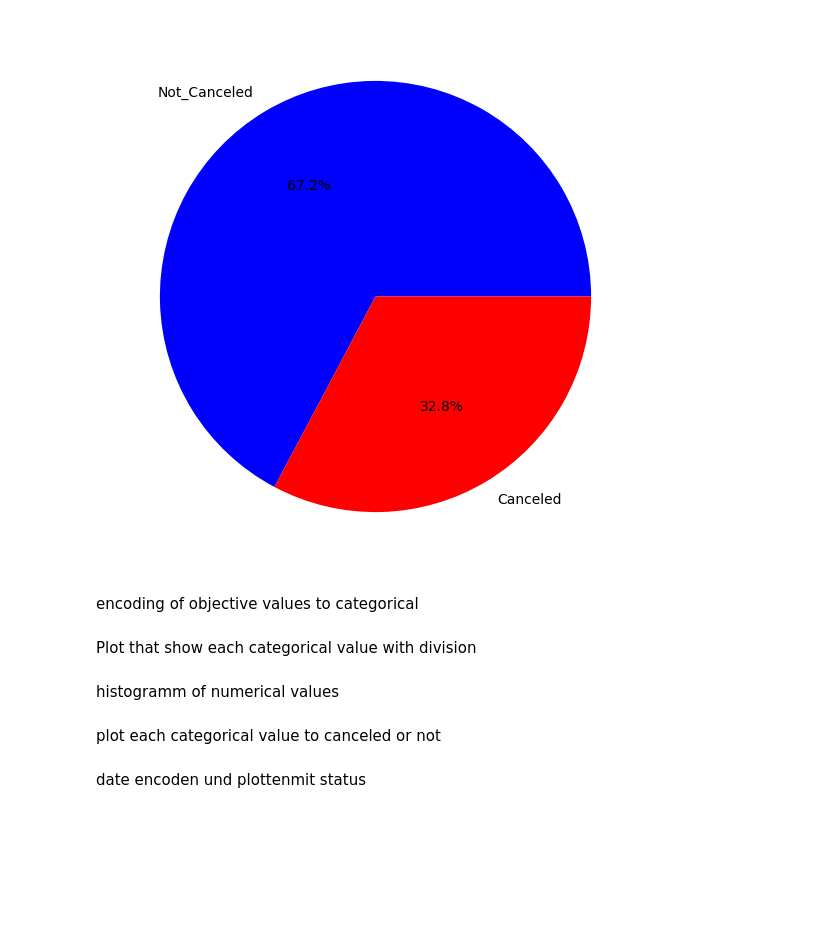
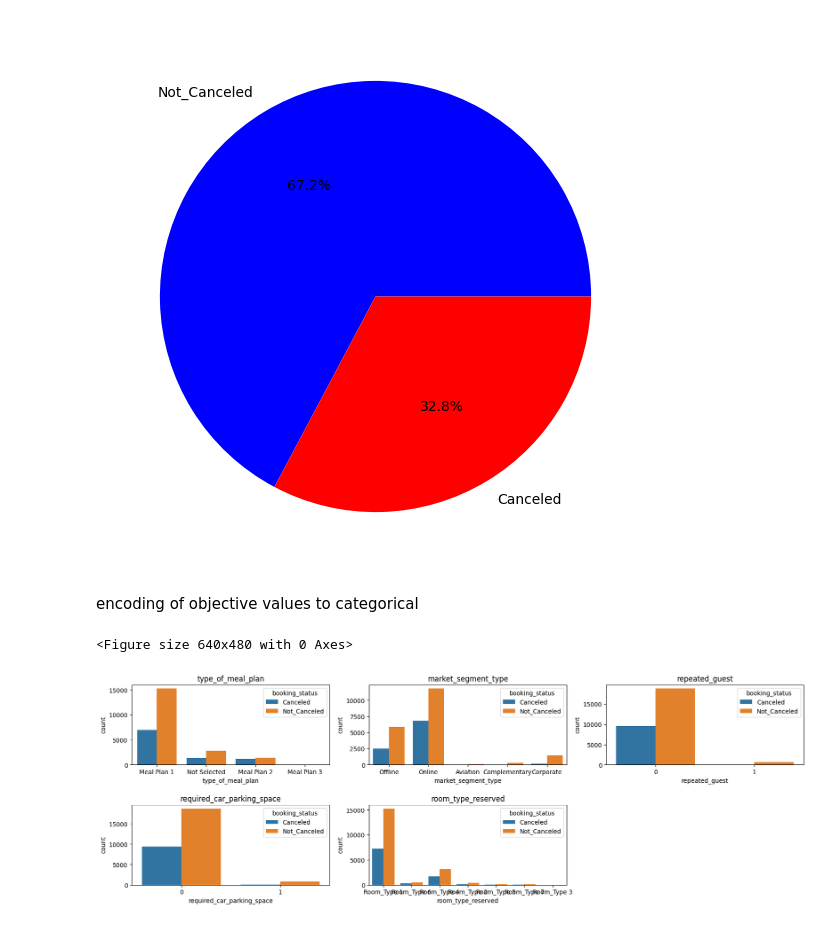
Before and after one commit to Jannis997/Hotel_Reservations, a Jupyter notebook: test.ipynb, the cells around one changed output. Cells and saved outputs as stored; diff of their text form; code cells hidden in the pictures; blank space fills up the shorter version.

```diff
--- a/test.ipynb
+++ b/test.ipynb
@@ -37,3 +37,12 @@ from tensorflow.keras.callbacks import ModelCheckpoint
 import joblib
 from sklearn.model_selection import StratifiedShuffleSplit
 import datetime
+# %%
+def plot_categorical_features(df, categorical_features, independent_variable,m):
+    n= math.ceil(len(categorical_features)/m)
+    for i, col in enumerate(categorical_features):
+        plt.subplot(n, m, i+1)
+        sns.countplot(x =categorical_features[i], data= df, hue= independent_variable)
+        plt.title(categorical_features[i])
+    plt.subplots_adjust(hspace=0.5)
+    plt.show()
@@ -170,7 +224,11 @@ Name: market_segment_type, dtype: int64
 # %%
 all_features = list(df.columns[0:-1])
-categorical_features = ["type_of_meal_plan", "room_type_reserved", "market_segment_type"]
-numerical_features = [x for x in all_features if x not in categorical_features]
+numerical_features = ["avg_price_per_room", "lead_time"]
+label = ["booking_status"]
+categorical_features = [x for x in all_features if x not in numerical_features and not label]
+low_count_categorical_features = ["type_of_meal_plan", "market_segment_type", "repeated_guest", "required_car_parking_space", "room_type_reserved"]
+high_count_categorical_features =["no_of_week_nights", "no_of_previous_bookings_not_canceled", "no_of_adults", "no_of_children", "no_of_weekend_nights", "no_of_previous_cancellations", "no_of_special_requests"]
+unencoded_categorical_features = ["type_of_meal_plan", "market_segment_type", "room_type_reserved"]
 # %%
 X_train["booking_status"].value_counts()
 # %% [output]
@@ -192,11 +250,10 @@ plt.pie(df["booking_status"].value_counts(), labels = ["Not_Canceled","Canceled"
 df_EDA = pd.DataFrame(X_train)
 # %% [markdown]
 encoding of objective values to categorical
-# %% [markdown]
-Plot that show each categorical value with division
-# %% [markdown]
-histogramm of numerical values
-# %% [markdown]
-plot each categorical value to canceled or not
-# %% [markdown]
-date encoden und plottenmit status
+# %%
+plt.figure()
+plt.figure(figsize=(20,6))
+plot_categorical_features(df_EDA, low_count_categorical_features, "booking_status",3)
+# %% [output]
+<Figure size 640x480 with 0 Axes>
+[figure, added]
```
Also changed, not shown: parts of 49 cells of this notebook.
